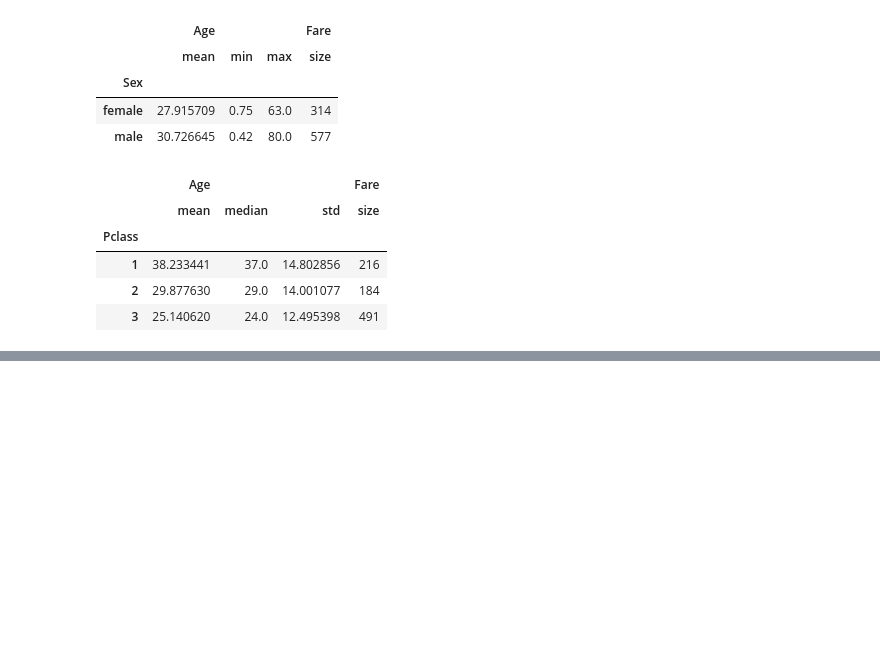
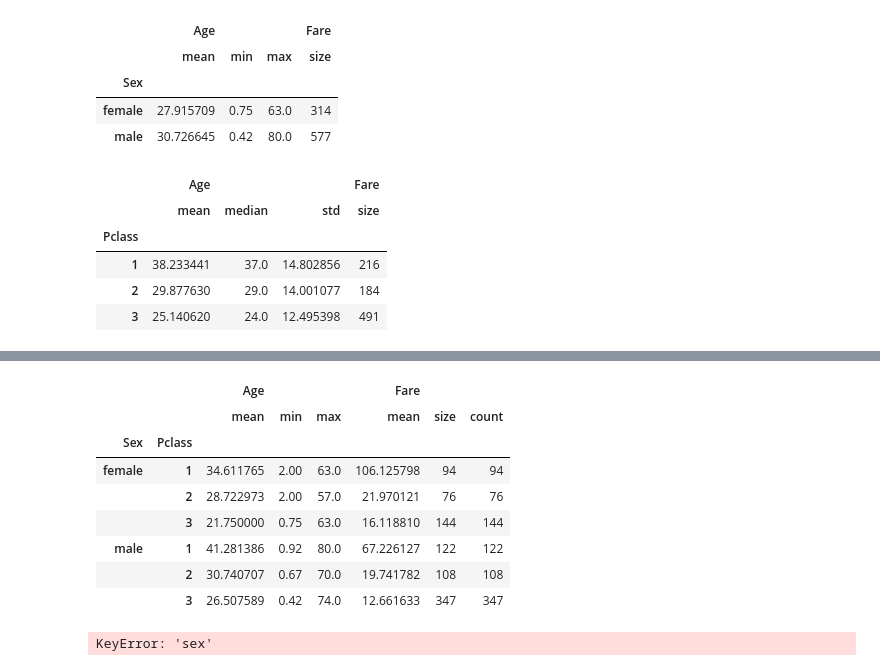
Before and after one commit to yashdeep-patil/Pandas, a Jupyter notebook: pandas.ipynb, the cells around one changed output, grey strips where cells are left out. Drawn from its saved outputs; the diff is of its cells as text; code cells hidden in the pictures; blank space fills up the shorter version.

```diff
--- a/pandas.ipynb
+++ b/pandas.ipynb
@@ -619,0 +632,16 @@ sub.groupby("Pclass").agg({"Age":["mean","median","std"],"Fare":"size"})
+# %%
+sub.groupby(["Sex","Pclass"]).agg({"Age":["mean","min","max"],"Fare":["mean","size","count"]})
+# %% [output]
+|  |  | Age |  |  | Fare |  |  |
+|  |  | mean | min | max | mean | size | count |
+| Sex | Pclass |  |  |  |  |  |  |
+| female | 1 | 34.611765 | 2.00 | 63.0 | 106.125798 | 94 | 94 |
+|  | 2 | 28.722973 | 2.00 | 57.0 | 21.970121 | 76 | 76 |
+|  | 3 | 21.750000 | 0.75 | 63.0 | 16.118810 | 144 | 144 |
+| male | 1 | 41.281386 | 0.92 | 80.0 | 67.226127 | 122 | 122 |
+|  | 2 | 30.740707 | 0.67 | 70.0 | 19.741782 | 108 | 108 |
+|  | 3 | 26.507589 | 0.42 | 74.0 | 12.661633 | 347 | 347 |
+# %%
+sub["Age mean sex"]= sub.groupby("ex")["Age"].transform("mean")
+# %% [output]
+KeyError: 'sex'
```
Also changed, not shown: parts of 1 cell of this notebook.
